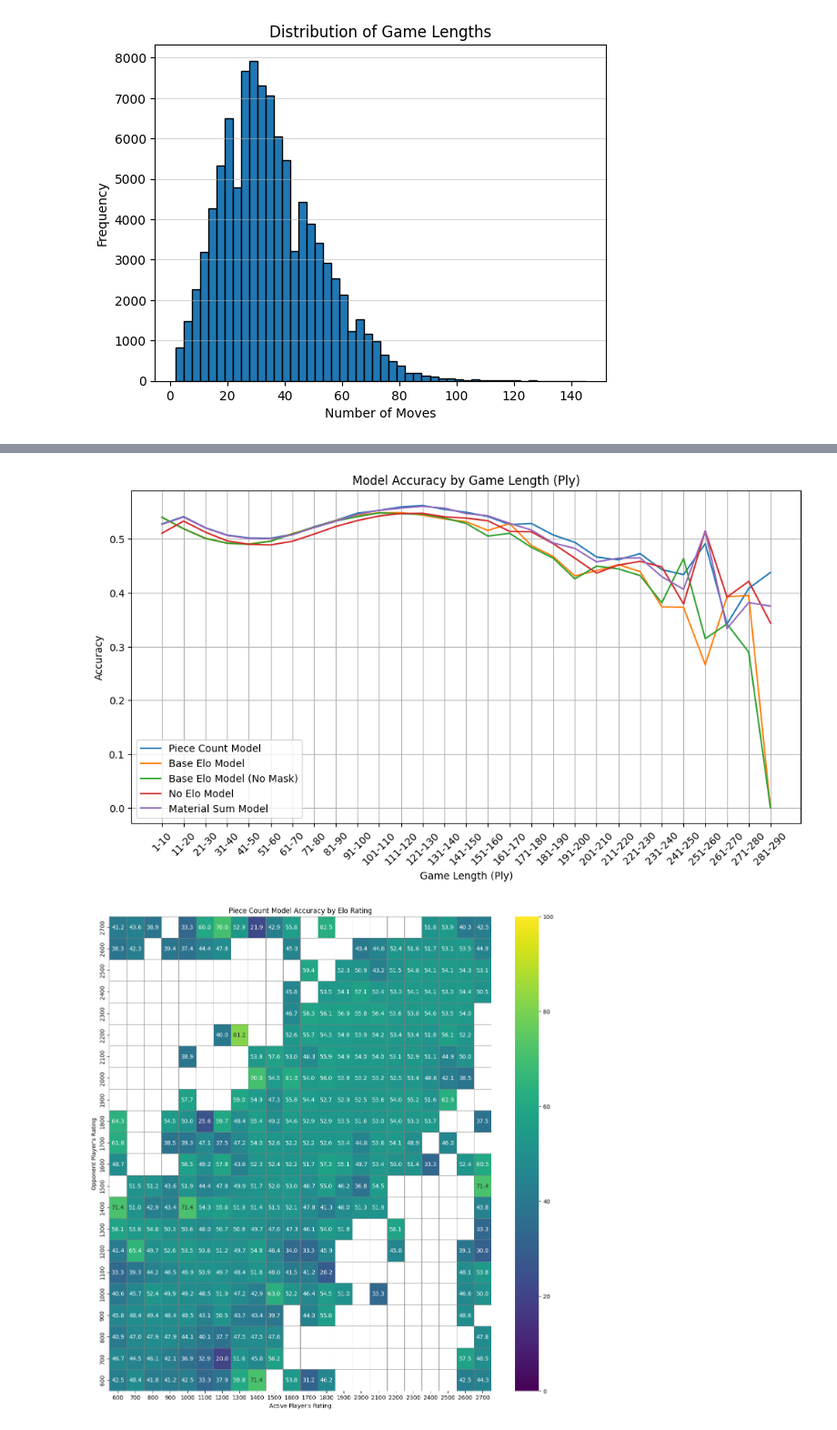
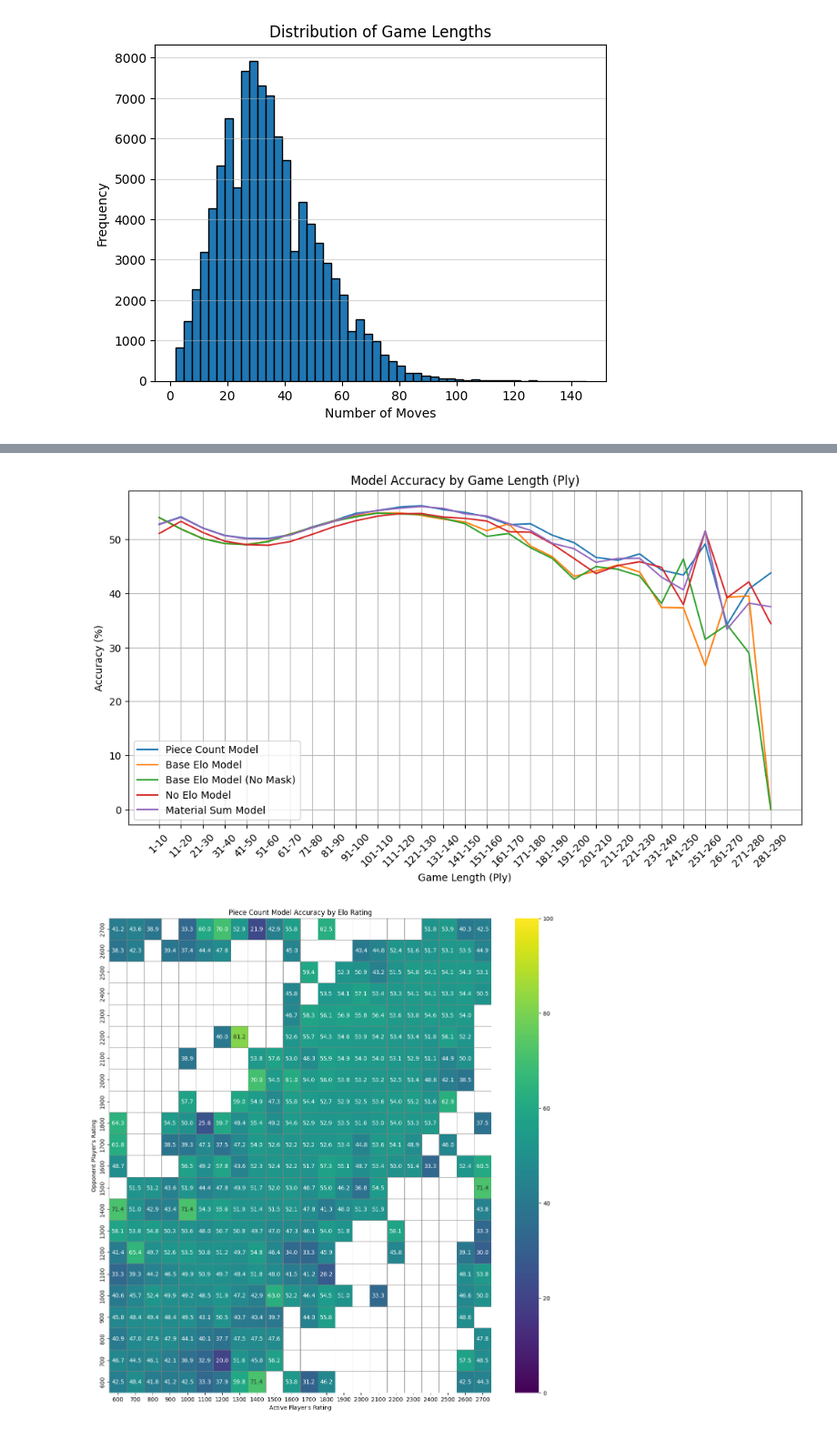
Before and after one commit to Kamil2601/nanoGPT-chess, a Jupyter notebook: experiments_plots.ipynb, the cells around one changed output, grey strips where cells are left out. Shown at 91% size. Drawn from its saved outputs; the diff is of its cells as text; code cells hidden in the pictures.

```diff
--- a/experiments_plots.ipynb
+++ b/experiments_plots.ipynb
@@ -124,29 +124,29 @@ plt.grid(alpha=0.5)
 # %%
 ply_values = range(1, 290, 10)
 
-piece_count_accuracy_ply = [piece_count_results.get(f"test_acc_ply_{ply}-{ply+9}", 0) for ply in ply_values]
-base_elo_accuracy_ply = [base_elo_results.get(f"test_acc_ply_{ply}-{ply+9}", 0) for ply in ply_values]
-base_elo_no_mask_accuracy_ply = [base_elo_no_mask_results.get(f"test_acc_ply_{ply}-{ply+9}", 0) for ply in ply_values]
-no_elo_accuracy = [no_elo_results.get(f"test_acc_ply_{ply}-{ply+9}", 0) for ply in ply_values]
-material_accuracy = [material_results.get(f"test_acc_ply_{ply}-{ply+9}", 0) for ply in ply_values]
+piece_count_accuracy_ply = [piece_count_results.get(f"test_acc_ply_{ply}-{ply+9}", 0) * 100 for ply in ply_values]
+base_elo_accuracy_ply = [base_elo_results.get(f"test_acc_ply_{ply}-{ply+9}", 0) * 100 for ply in ply_values]
+base_elo_no_mask_accuracy_ply = [base_elo_no_mask_results.get(f"test_acc_ply_{ply}-{ply+9}", 0) * 100 for ply in ply_values]
+no_elo_accuracy = [no_elo_results.get(f"test_acc_ply_{ply}-{ply+9}", 0) * 100 for ply in ply_values]
+material_accuracy = [material_results.get(f"test_acc_ply_{ply}-{ply+9}", 0) * 100 for ply in ply_values]
 
-ply_values = [ str(ply) + "-" + str(ply + 9) for ply in ply_values]
+ply_values = [str(ply) + "-" + str(ply + 9) for ply in ply_values]
 
 plt.figure(figsize=(12, 6))
 
 plt.plot(ply_values, piece_count_accuracy_ply, label='Piece Count Model')
 plt.plot(ply_values, base_elo_accuracy_ply, label='Base Elo Model')
 plt.plot(ply_values, base_elo_no_mask_accuracy_ply, label='Base Elo Model (No Mask)')
 plt.plot(ply_values, no_elo_accuracy, label='No Elo Model')
 plt.plot(ply_values, material_accuracy, label='Material Sum Model')
 plt.title("Model Accuracy by Game Length (Ply)")
 plt.xlabel("Game Length (Ply)")
-plt.ylabel("Accuracy")
+plt.ylabel("Accuracy (%)")
 plt.legend()
 plt.xticks(ply_values, rotation=45)
 plt.grid()
 # %% [output]
-[figure, old version]
+[figure, new version]
 # %%
 import re
 import seaborn as sns
```
Also changed, not shown: parts of 1 cell of this notebook.
